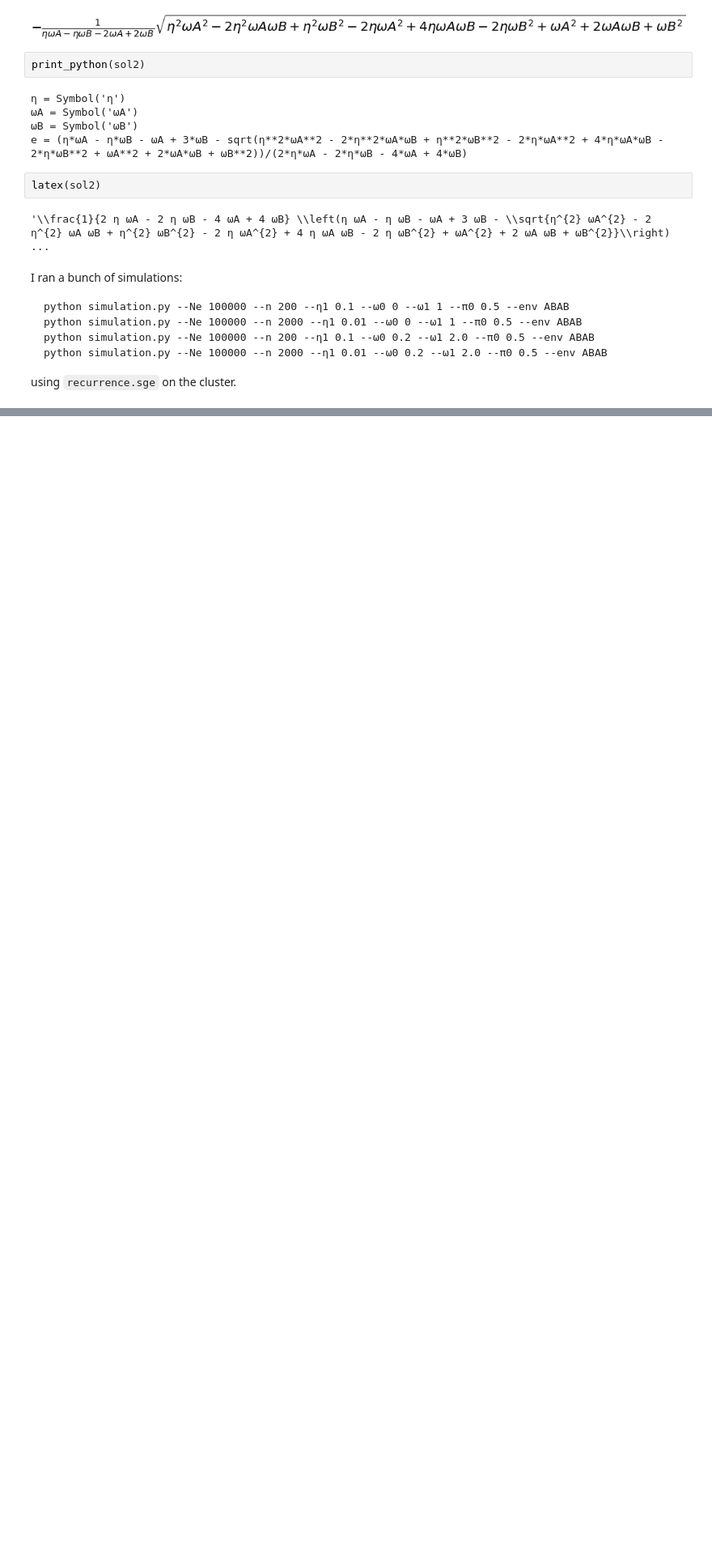
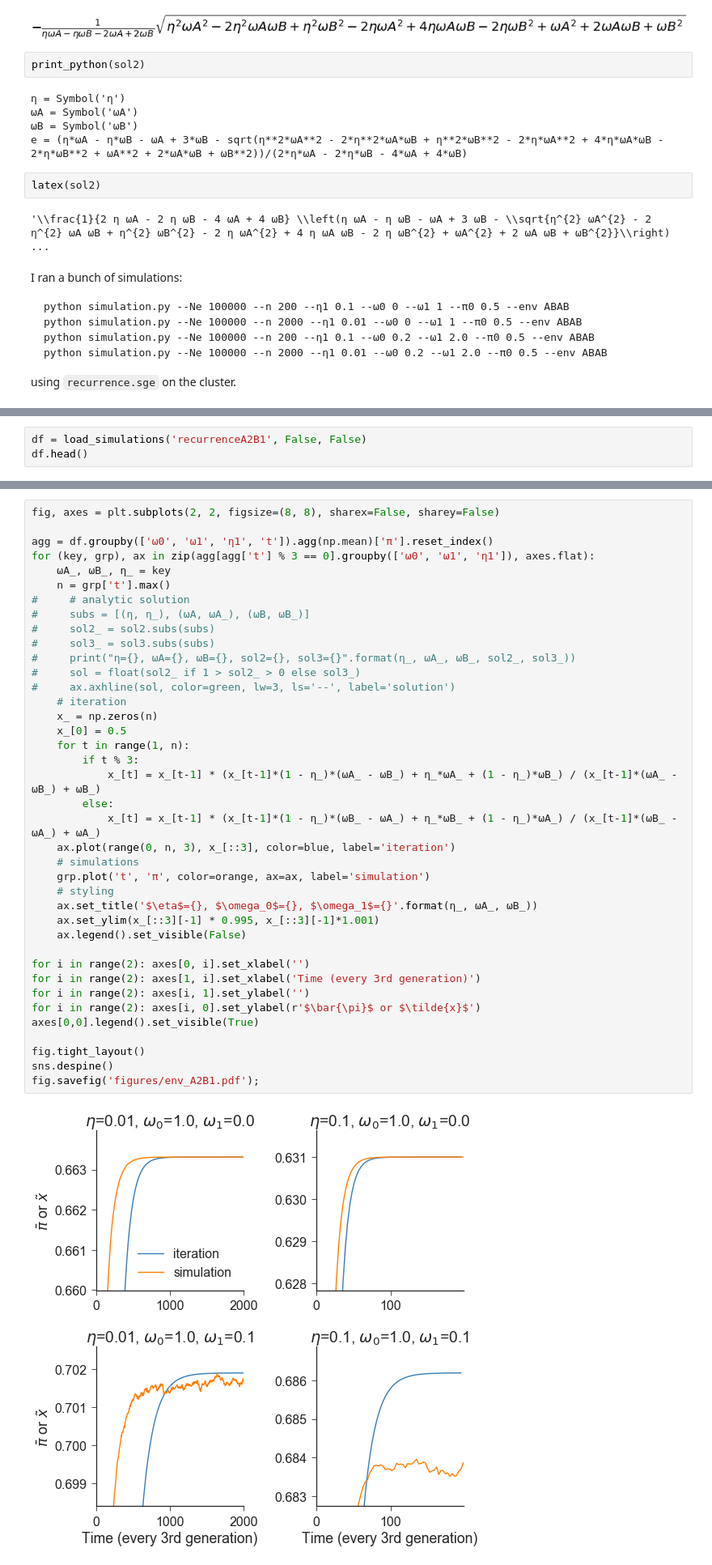
Before and after one commit to yoavram/Milpitas, a Jupyter notebook: recurrence.ipynb, the cells around one changed output, grey strips where cells are left out. Shown at 81% size. Cells and saved outputs as stored; diff of their text form; blank space fills up the shorter version.

```diff
--- a/recurrence.ipynb
+++ b/recurrence.ipynb
@@ -140,0 +149,3 @@ fig.savefig('figures/deterministic_periodic_environment.pdf');
+# %%
+df = load_simulations('recurrenceA2B1', False, False)
+df.head()
@@ -140,0 +159,41 @@ fig.savefig('figures/deterministic_periodic_environment.pdf');
+# %%
+fig, axes = plt.subplots(2, 2, figsize=(8, 8), sharex=False, sharey=False)
+
+agg = df.groupby(['ω0', 'ω1', 'η1', 't']).agg(np.mean)['π'].reset_index()
+for (key, grp), ax in zip(agg[agg['t'] % 3 == 0].groupby(['ω0', 'ω1', 'η1']), axes.flat):
+    ωA_, ωB_, η_ = key
+    n = grp['t'].max()
+#     # analytic solution
+#     subs = [(η, η_), (ωA, ωA_), (ωB, ωB_)]
+#     sol2_ = sol2.subs(subs)
+#     sol3_ = sol3.subs(subs)
+#     print("η={}, ωA={}, ωB={}, sol2={}, sol3={}".format(η_, ωA_, ωB_, sol2_, sol3_))
+#     sol = float(sol2_ if 1 > sol2_ > 0 else sol3_)
+#     ax.axhline(sol, color=green, lw=3, ls='--', label='solution')
+    # iteration
+    x_ = np.zeros(n)
+    x_[0] = 0.5
+    for t in range(1, n):
+        if t % 3:
+            x_[t] = x_[t-1] * (x_[t-1]*(1 - η_)*(ωA_ - ωB_) + η_*ωA_ + (1 - η_)*ωB_) / (x_[t-1]*(ωA_ - ωB_) + ωB_)
+        else:
+            x_[t] = x_[t-1] * (x_[t-1]*(1 - η_)*(ωB_ - ωA_) + η_*ωB_ + (1 - η_)*ωA_) / (x_[t-1]*(ωB_ - ωA_) + ωA_)
+    ax.plot(range(0, n, 3), x_[::3], color=blue, label='iteration')
+    # simulations
+    grp.plot('t', 'π', color=orange, ax=ax, label='simulation')
+    # styling
+    ax.set_title('$\eta$={}, $\omega_0$={}, $\omega_1$={}'.format(η_, ωA_, ωB_))
+    ax.set_ylim(x_[::3][-1] * 0.995, x_[::3][-1]*1.001)
+    ax.legend().set_visible(False)
+
+for i in range(2): axes[0, i].set_xlabel('')
+for i in range(2): axes[1, i].set_xlabel('Time (every 3rd generation)')
+for i in range(2): axes[i, 1].set_ylabel('')
+for i in range(2): axes[i, 0].set_ylabel(r'$\bar{\pi}$ or $\tilde{x}$')
+axes[0,0].legend().set_visible(True)
+
+fig.tight_layout()
+sns.despine()
+fig.savefig('figures/env_A2B1.pdf');
+# %% [output]
+[figure, added]
```
Also changed, not shown: parts of 6 cells of this notebook, 1 other file.
